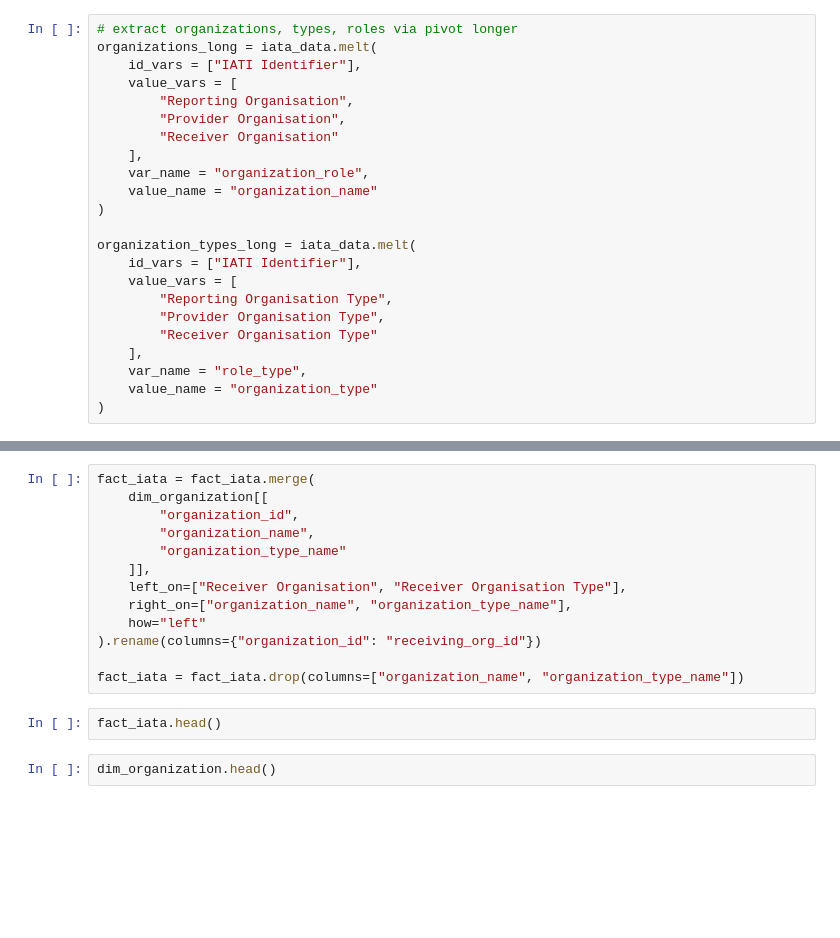
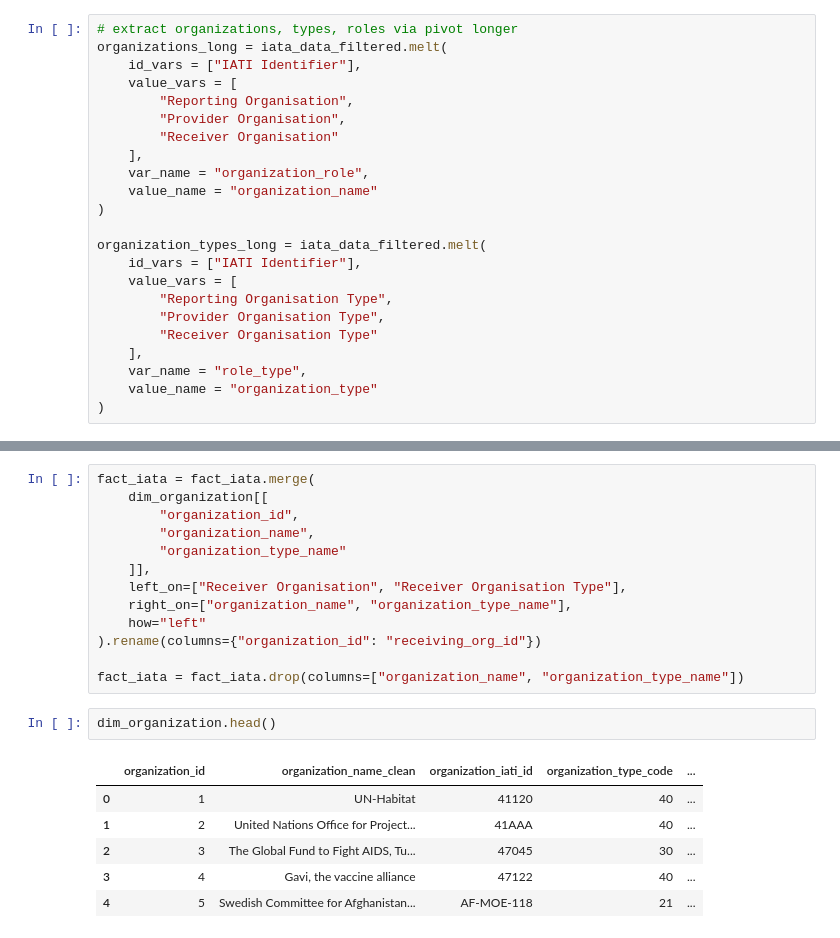
Before and after one commit to kirbt/INFO430-datawarehouse, a Jupyter notebook: iata_ETL.ipynb, the cells around one changed output, grey strips where cells are left out. Drawn from its saved outputs; the diff is of its cells as text; blank space fills up the shorter version.

```diff
--- a/iata_ETL.ipynb
+++ b/iata_ETL.ipynb
@@ -109,6 +170,6 @@ dim_country.head()
 # %%
 # extract organizations, types, roles via pivot longer
-organizations_long = iata_data.melt(
+organizations_long = iata_data_filtered.melt(
     id_vars = ["IATI Identifier"],
     value_vars = [
         "Reporting Organisation",
@@ -119,7 +180,7 @@ organizations_long = iata_data.melt(
     value_name = "organization_name"
 )
 
-organization_types_long = iata_data.melt(
+organization_types_long = iata_data_filtered.melt(
     id_vars = ["IATI Identifier"],
     value_vars = [
         "Reporting Organisation Type",
@@ -616,6 +960,11 @@ fact_iata = fact_iata.merge(
 
 fact_iata = fact_iata.drop(columns=["organization_name", "organization_type_name"])
 # %%
-fact_iata.head()
+dim_organization.head()
+# %% [output]
+|  | organization_id | organization_name_clean | organization_iati_id | organization_type_code | ... |
+| 0 | 1 | UN-Habitat | 41120 | 40 | ... |
+| 1 | 2 | United Nations Office for Project... | 41AAA | 40 | ... |
+| 2 | 3 | The Global Fund to Fight AIDS, Tu... | 47045 | 30 | ... |
+| 3 | 4 | Gavi, the vaccine alliance | 47122 | 40 | ... |
+| 4 | 5 | Swedish Committee for Afghanistan... | AF-MOE-118 | 21 | ... |
-# %%
-dim_organization.head()
```
Also changed, not shown: parts of 45 cells of this notebook.
